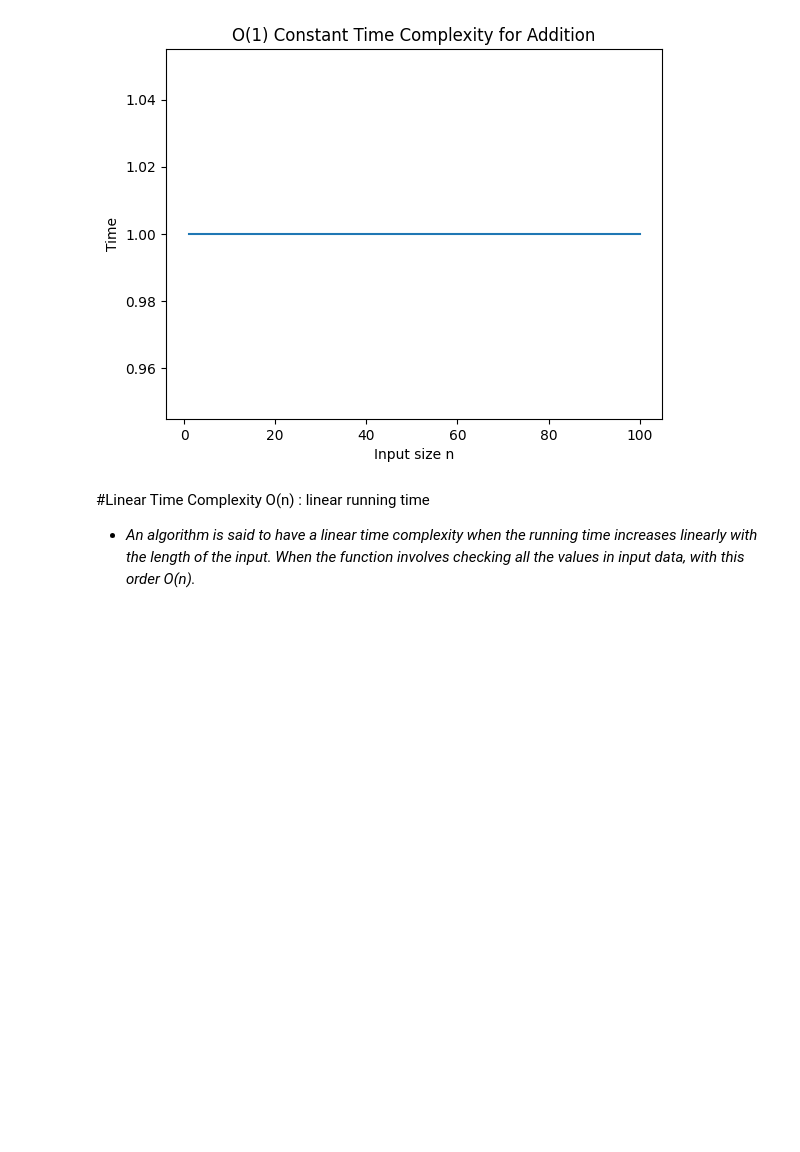
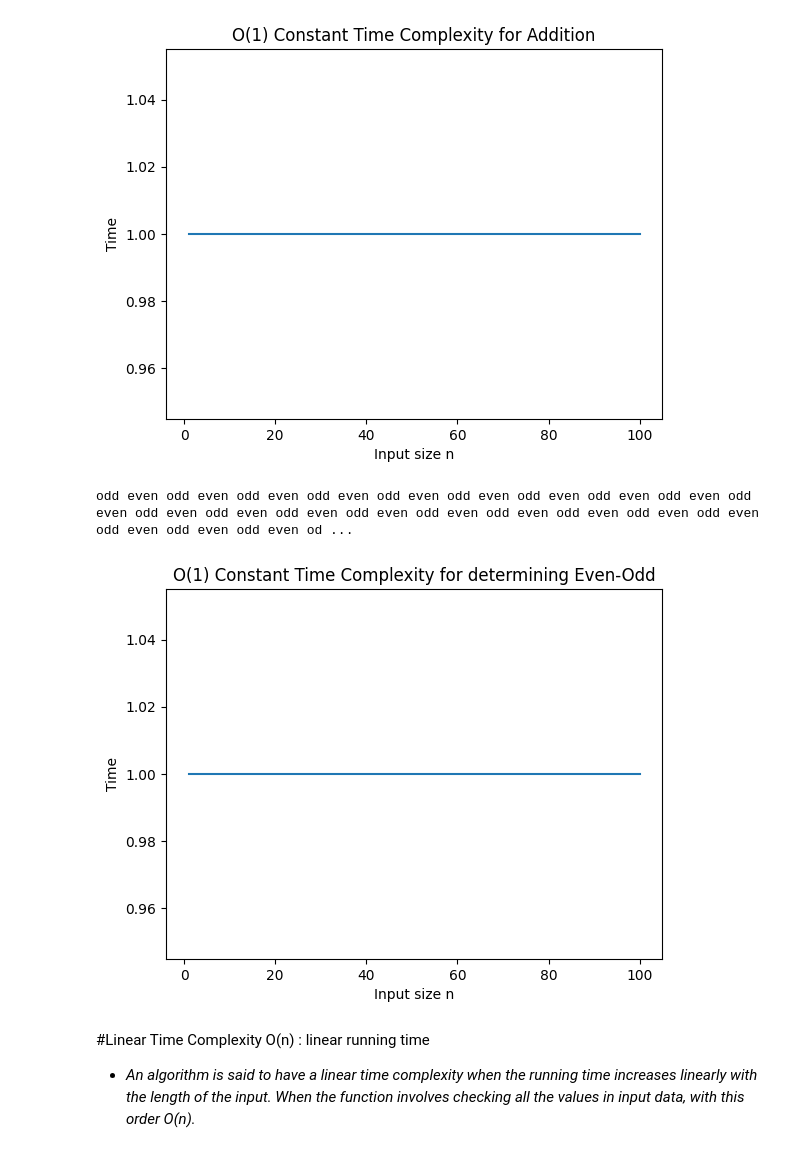
Before and after one commit to KiSa-17/APS-lab, a Jupyter notebook: Lab_3_Growth_of_function.ipynb, the cells around one changed output. Drawn from its saved outputs; the diff is of its cells as text; code cells hidden in the pictures; blank space fills up the shorter version.

```diff
--- a/Lab_3_Growth_of_function.ipynb
+++ b/Lab_3_Growth_of_function.ipynb
@@ -42,6 +42,25 @@ plt.show()
 # %%
 #Prob_2:Take another example and write the code that runs in fixed amount of time or has fixed number of steps of execution no matter what is the size of input has constant time complexity.
 #similar to example-1, also plot the graph (eg. even_odd )
+def even_odd(n):
+  if(n%2==0): print("even",end=" ")
+  else: print("odd", end=" ")
+n_values = list(range(1, 101))
+time_values = []
+
+for n in n_values:
+    even_odd(n)
+    time_values.append(1)
+
+plt.figure()
+plt.plot(n_values, time_values)
+plt.xlabel("Input size n")
+plt.ylabel("Time")
+plt.title("O(1) Constant Time Complexity for determining Even-Odd")
+plt.show()
+# %% [output]
+odd even odd even odd even odd even odd even odd even odd even odd even odd even odd even odd even odd even odd even odd even odd even odd even odd even odd even odd even odd even odd even odd even od ...
+[figure, added]
 # %% [markdown]
 #Linear Time Complexity O(n) : linear running time
 - *An algorithm is said to have a linear time complexity when the running time increases linearly with the length of the input. When the function involves checking all the values in input data, with this order O(n).*
```
Also changed, not shown: parts of 6 cells of this notebook.
